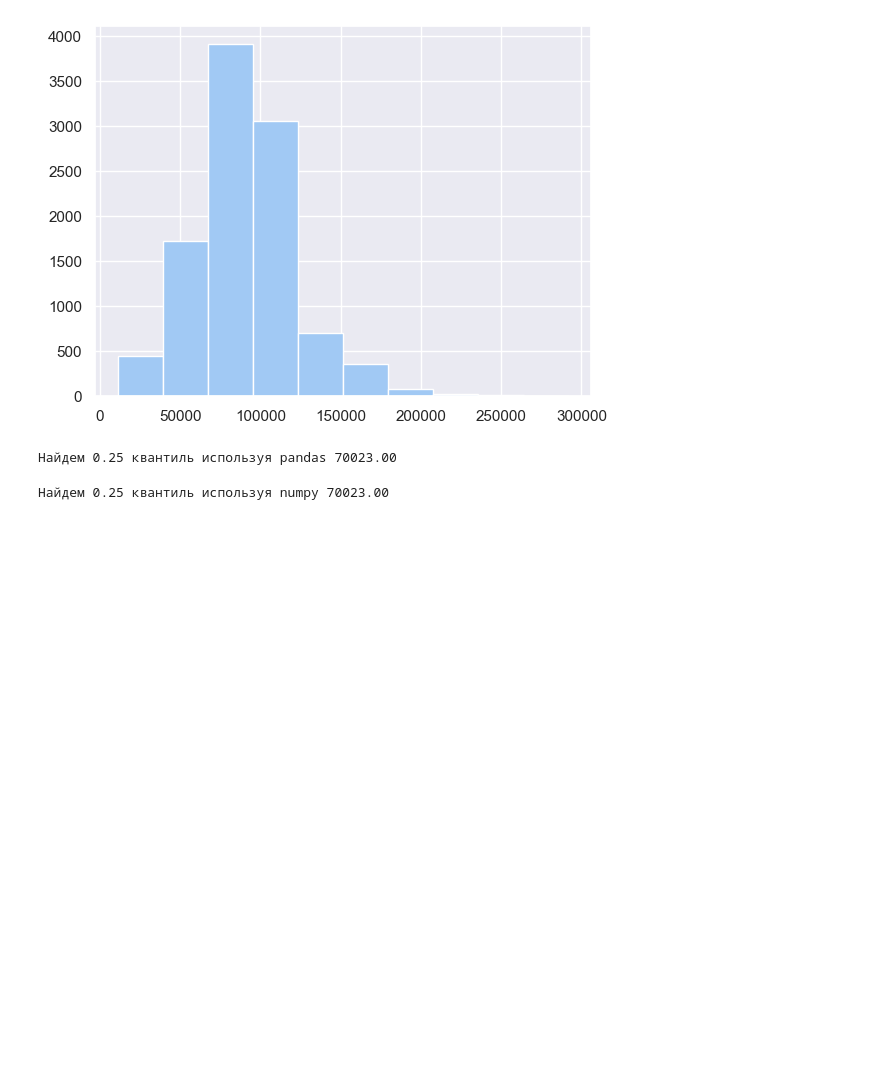
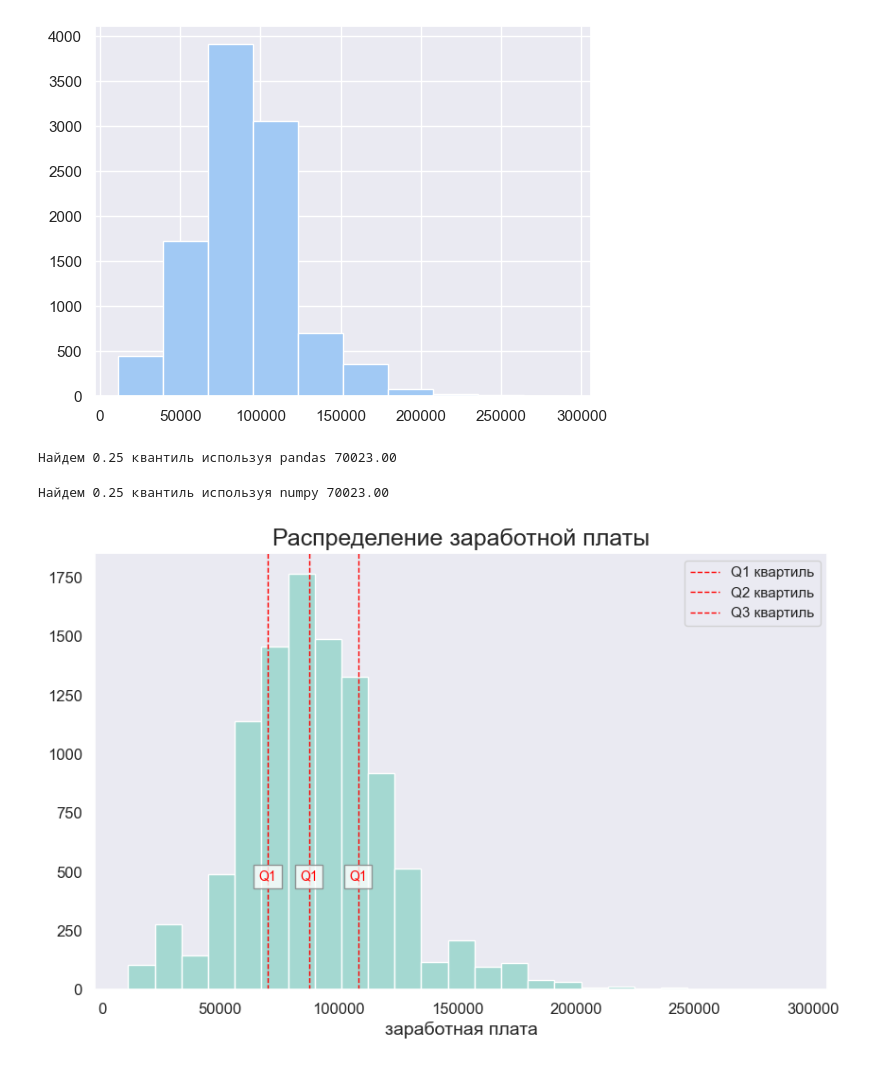
Before and after one commit to Korablinr54/Statistics, a Jupyter notebook: Основы статистики.ipynb, the cells around one changed output. Cells and saved outputs as stored; diff of their text form; code cells hidden in the pictures; blank space fills up the shorter version.

```diff
--- a/Основы статистики.ipynb
+++ b/Основы статистики.ipynb
@@ -491,3 +491,38 @@ print(f'Найдем 0.25 квантиль используя pandas {emp["base_
 print(f'Найдем 0.25 квантиль используя numpy {np.quantile(emp["base_salary"], 0.25):.2f}')
 # %% [output]
 Найдем 0.25 квантиль используя numpy 70023.00
+# %%
+plt.figure(figsize=(10,6))
+
+sns.histplot(data = emp,
+             x = "base_salary",
+             bins = 25)
+plt.grid(False)
+
+sns.set_palette("Set3")
+
+Q1 = np.quantile(emp["base_salary"], 0.25)
+Q2 = np.quantile(emp["base_salary"], 0.5)
+Q3 = np.quantile(emp["base_salary"], 0.75)
+
+plt.axvline (Q1, linestyle = '--', color = "red", linewidth = 1, label = "Q1 квартиль")
+plt.axvline (Q2, linestyle = '--', color = "red", linewidth = 1, label = "Q2 квартиль")
+plt.axvline (Q3, linestyle = '--', color = "red", linewidth = 1, label = "Q3 квартиль")
+
+plt.text(Q1, plt.ylim()[1] * 0.25, f"Q1", color="red", fontsize=10, ha="center",
+         bbox=dict(facecolor='white', alpha=0.8, edgecolor='gray'))
+plt.text(Q2, plt.ylim()[1] * 0.25, f"Q1", color="red", fontsize=10, ha="center",
+         bbox=dict(facecolor='white', alpha=0.8, edgecolor='gray'))
+plt.text(Q3, plt.ylim()[1] * 0.25, f"Q1", color="red", fontsize=10, ha="center",
+         bbox=dict(facecolor='white', alpha=0.8, edgecolor='gray'))
+
+plt.title('Распределение заработной платы', fontsize = 18)
+plt.xlabel('заработная плата', fontsize = 14)
+plt.xticks(fontsize = 12)
+plt.ylabel('', fontsize = 14)
+plt.yticks(fontsize = 12)
+plt.legend()
+
+plt.show()
+# %% [output]
+[figure, added]
```
Also changed, not shown: parts of 10 cells of this notebook.
